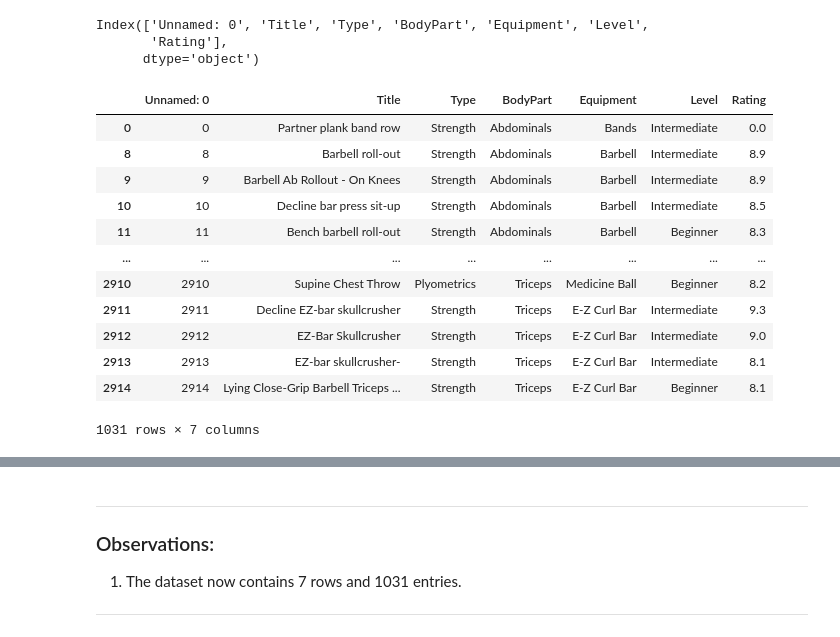
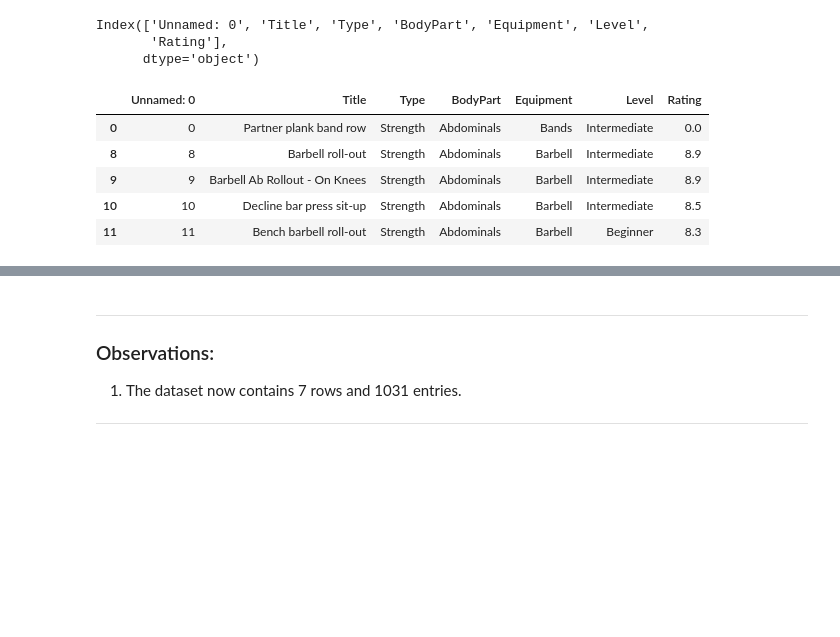
Before and after one commit to adelicia-js/gym-eda, a Jupyter notebook: Gym_EDA.ipynb, the cells around one changed output, grey strips where cells are left out. Drawn from its saved outputs; the diff is of its cells as text; code cells hidden in the pictures; blank space fills up the shorter version.

```diff
--- a/Gym_EDA.ipynb
+++ b/Gym_EDA.ipynb
@@ -155,19 +155,12 @@ Index(['Unnamed: 0', 'Title', 'Type', 'BodyPart', 'Equipment', 'Level',
 # %%
 df.dropna(subset=['Rating'],inplace=True)
 # %%
-df
+df.head()
 # %% [output]
 |  | Unnamed: 0 | Title | Type | BodyPart | Equipment | Level | Rating |
 | 0 | 0 | Partner plank band row | Strength | Abdominals | Bands | Intermediate | 0.0 |
 | 8 | 8 | Barbell roll-out | Strength | Abdominals | Barbell | Intermediate | 8.9 |
 | 9 | 9 | Barbell Ab Rollout - On Knees | Strength | Abdominals | Barbell | Intermediate | 8.9 |
 | 10 | 10 | Decline bar press sit-up | Strength | Abdominals | Barbell | Intermediate | 8.5 |
 | 11 | 11 | Bench barbell roll-out | Strength | Abdominals | Barbell | Beginner | 8.3 |
-| ... | ... | ... | ... | ... | ... | ... | ... |
-| 2910 | 2910 | Supine Chest Throw | Plyometrics | Triceps | Medicine Ball | Beginner | 8.2 |
-| 2911 | 2911 | Decline EZ-bar skullcrusher | Strength | Triceps | E-Z Curl Bar | Intermediate | 9.3 |
-| 2912 | 2912 | EZ-Bar Skullcrusher | Strength | Triceps | E-Z Curl Bar | Intermediate | 9.0 |
-| 2913 | 2913 | EZ-bar skullcrusher- | Strength | Triceps | E-Z Curl Bar | Intermediate | 8.1 |
-| 2914 | 2914 | Lying Close-Grip Barbell Triceps ... | Strength | Triceps | E-Z Curl Bar | Beginner | 8.1 |
-1031 rows × 7 columns
 # %%
```
Also changed, not shown: parts of 5 cells of this notebook.
